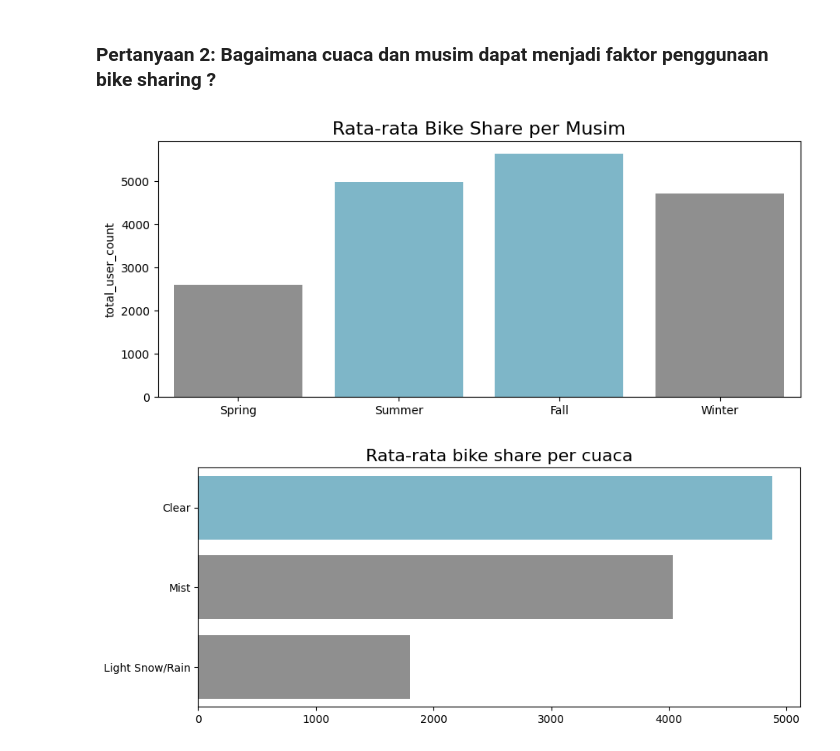
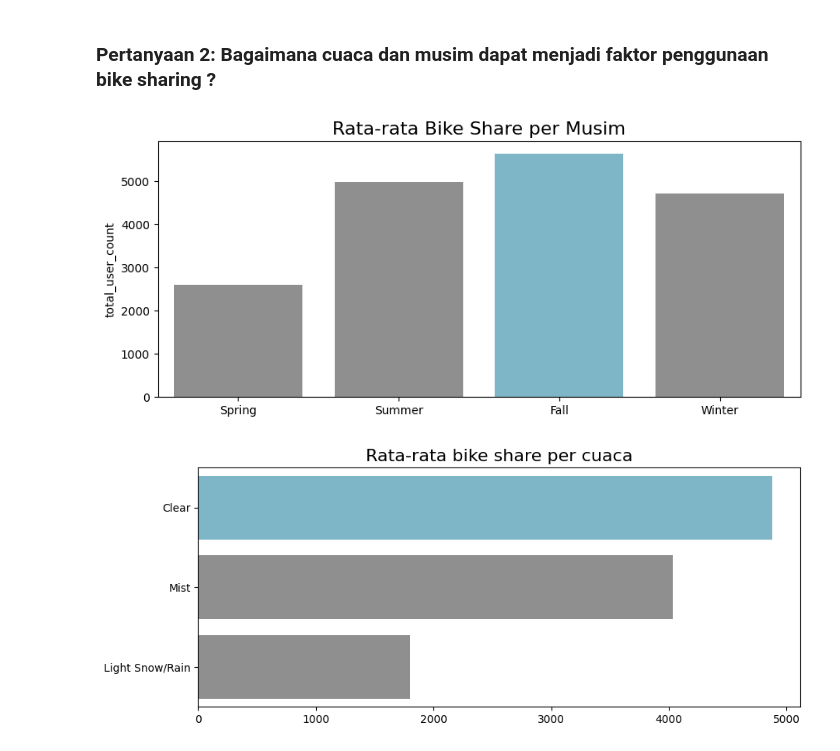
Before and after one commit to ardhii-m/Bike-Sharing-Analysis, a Jupyter notebook: notebook.ipynb, the cells around one changed output. Saved outputs shown, nothing was run; the diff lists cells and outputs as text; code cells hidden in the pictures.

```diff
--- a/notebook.ipynb
+++ b/notebook.ipynb
@@ -743,19 +744,19 @@ plt.show()
 # %%
 plt.figure(figsize=(10, 4))
 sns.barplot(
   data=df_day,
   x="season",
   y="total_user_count",
   hue="season",
-  palette = ["#8f8f8f", "#72BCD4", "#72BCD4", "#8f8f8f"],
+  palette = ["#8f8f8f", "#8f8f8f", "#72BCD4", "#8f8f8f"],
   errorbar=None
 )
 
 plt.title("Rata-rata Bike Share per Musim", fontsize=16)
 plt.xlabel("")
 plt.show()
 # %% [output]
-[figure, old version]
+[figure, new version]
 # %%
 plt.figure(figsize=(10, 4))
 sns.barplot(
```
Also changed, not shown: parts of 1 cell of this notebook, 2 other files.
